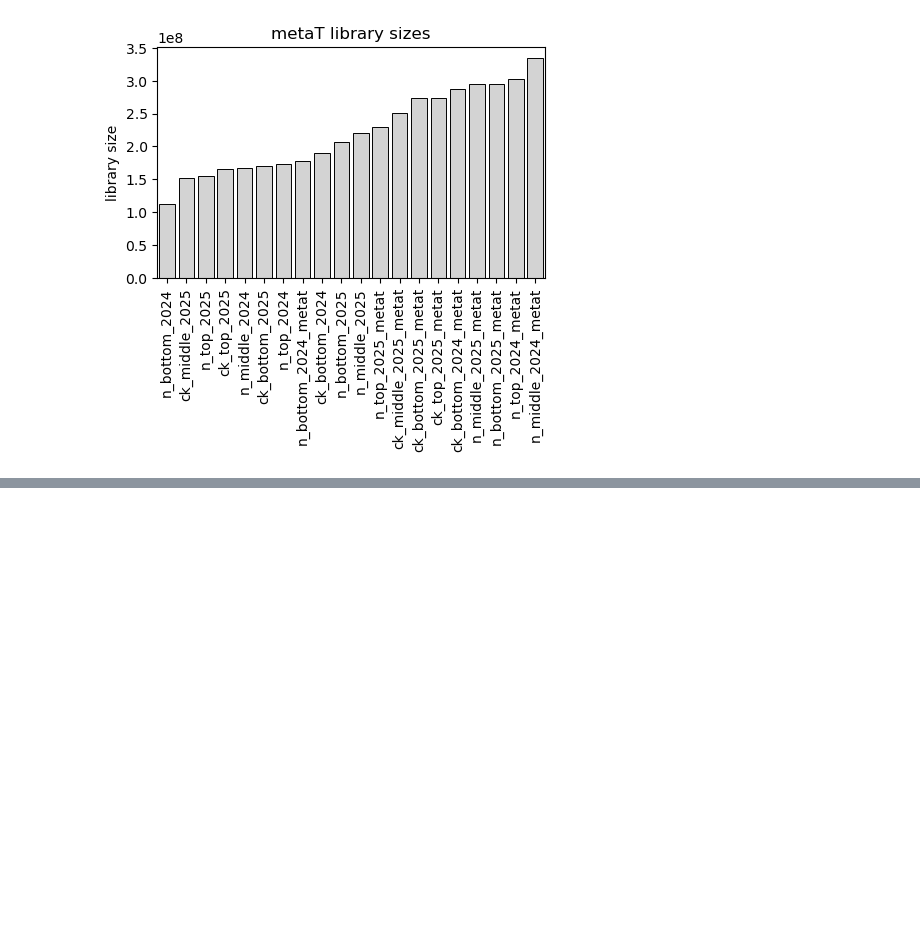
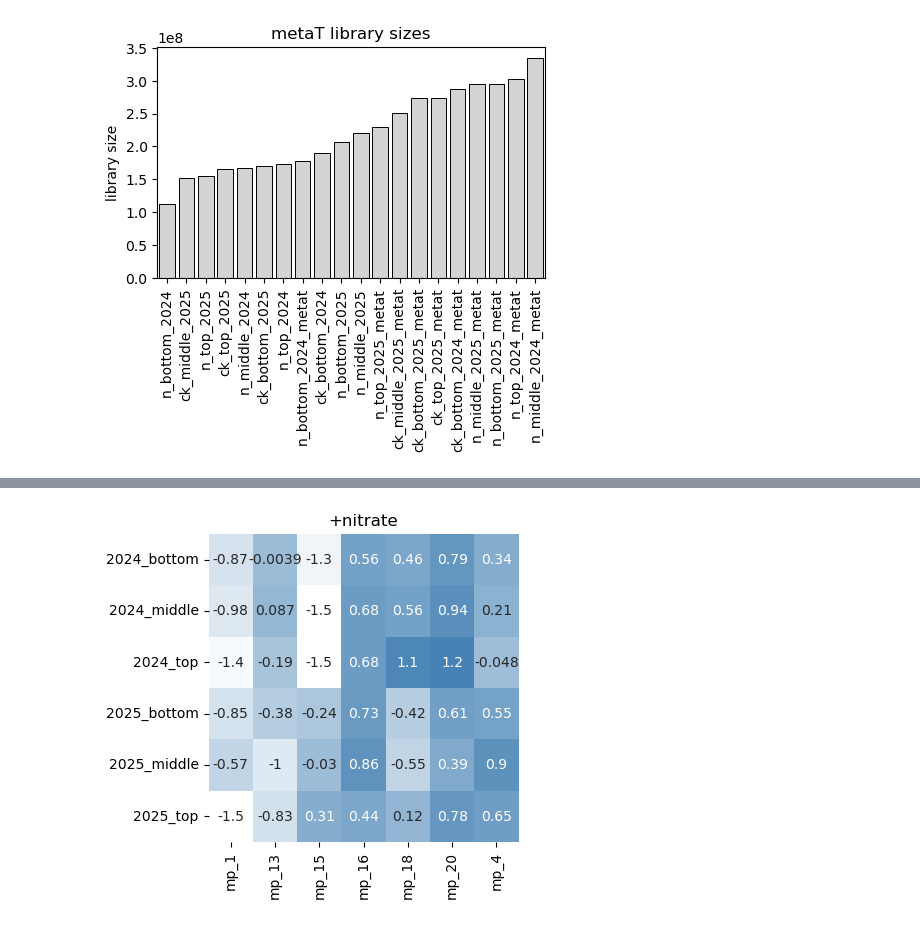
Before and after one commit to pipparichter/banfield, a Jupyter notebook: notebooks/sandbox-1.ipynb, the cells around one changed output, grey strips where cells are left out. Saved outputs shown, nothing was run; the diff lists cells and outputs as text; code cells hidden in the pictures; blank space fills up the shorter version.

```diff
--- a/notebooks/sandbox-1.ipynb
+++ b/notebooks/sandbox-1.ipynb
@@ -22,6 +20,7 @@ metat_df = metat_load()
 bbduk_df = bbduk_load('../data/bbduk')
 # %%
 cmap_blues = LinearSegmentedColormap.from_list('blues', ['lightblue', 'steelblue'])
+cmap_white_to_blue = LinearSegmentedColormap.from_list('blues', ['white', 'steelblue'])
 cmap_grays = LinearSegmentedColormap.from_list('grays', ['lightgray', 'gray'])
 
 def cmap_sample(cmap, n):
@@ -117,0 +121,32 @@ remove_low_abundance_genomes: Retaining 4 out of 25 targets after filtering for
+# %%
+# How best to visualize changes in composition? Probably a heatmap is best.
+
+def get_clr_normalization(df):
+    df = df.copy()
+    df['geometric_mean'] = df.sample_id.map(df.groupby('sample_id').apply(lambda df_ : scipy.stats.gmean(df_.rpkm), include_groups=False))
+    df['rpkm_clr_normalized'] = np.log10(df.rpkm) - np.log10(df.geometric_mean)
+    return df
+# %%
+
+reformat_sample_id = lambda row : f'{row.year}_{row.location}'
+
+reactor = 'n'
+funcs = {'read_count':'sum', 'genome_size':'first', 'library_size':'first', 'year':'first', 'location':'first'}
+
+figure_df = coverm_df.copy()
+figure_df = figure_df[(figure_df.reactor == reactor) & figure_df.genome_id.isin(mp_genome_ids)].copy()
+figure_df = figure_df.groupby(['genome_id', 'sample_id']).agg(funcs).reset_index()
+figure_df['rpkm'] = figure_df.read_count / (figure_df.genome_size / 1e3) / (figure_df.library_size / 1e6)
+figure_df = get_clr_normalization(figure_df)
+figure_df['sample_id'] = [reformat_sample_id(row) for row in figure_df.itertuples()]
+figure_df = figure_df.sort_values('sample_id')
+
+fig, ax = plt.subplots(figsize=(4, 4))
+figure_df = figure_df.pivot(index='sample_id', columns='genome_id', values='rpkm_clr_normalized')
+sns.heatmap(figure_df, cmap=cmap_white_to_blue, annot=True, cbar=False)
+ax.set_ylabel('')
+ax.set_xlabel('')
+ax.set_title('+nitrate')
+plt.show()
+# %% [output]
+[figure, added]
```
Also changed, not shown: parts of 9 cells of this notebook, 11 other files.
